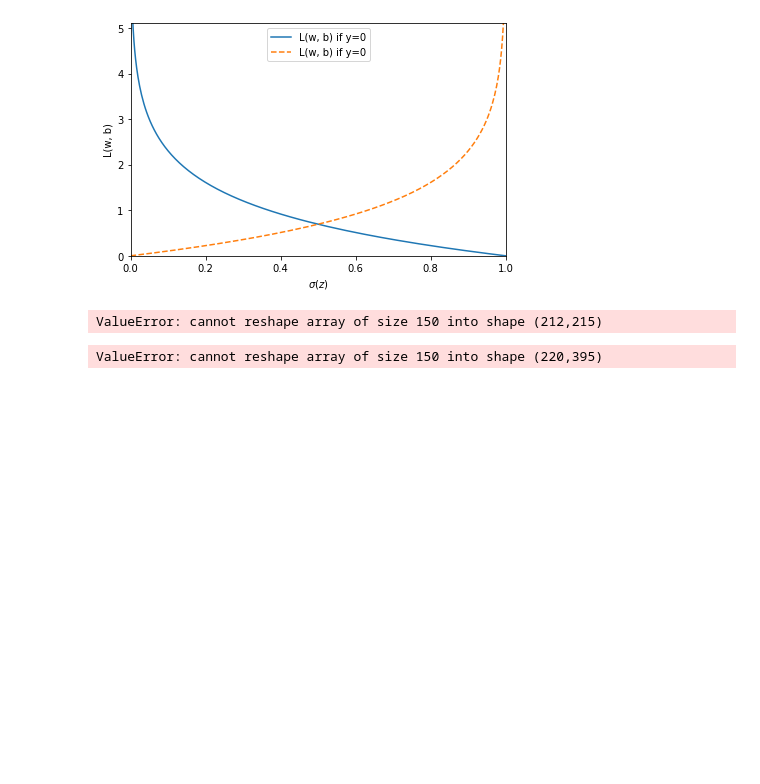
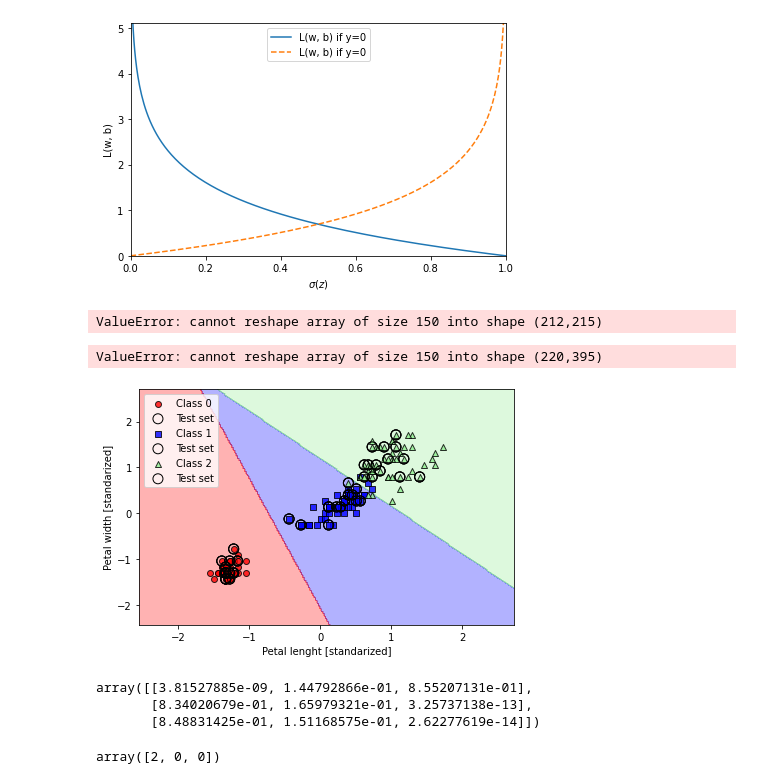
Before and after one commit to robb666/nn, a Jupyter notebook: Machine Learning With PyTorch and Scikit-Learn/Chapter 3.ipynb, the cells around one changed output. Saved outputs shown, nothing was run; the diff lists cells and outputs as text; code cells hidden in the pictures; blank space fills up the shorter version.

```diff
--- a/Machine Learning With PyTorch and Scikit-Learn/Chapter 3.ipynb
+++ b/Machine Learning With PyTorch and Scikit-Learn/Chapter 3.ipynb
@@ -299,3 +299,31 @@ lab = lrgd.predict(np.array([xx1.ravel(), xx2.ravel()]).T)
 lab = lab.reshape(xx1.shape)
 # %% [output]
 ValueError: cannot reshape array of size 150 into shape (220,395)
+# %%
+from sklearn.linear_model import LogisticRegression
+
+lr = LogisticRegression(C=100.0, solver='lbfgs',
+                        multi_class='ovr')
+lr.fit(X_train_std, y_train)
+plot_decision_regions(X_combined_std,
+                      y_combined,
+                      classifier=lr,
+                      test_idx=range(105, 150))
+plt.xlabel('Petal lenght [standarized]')
+plt.ylabel('Petal width [standarized]')
+plt.legend(loc='upper left')
+plt.tight_layout()
+
+plt.show()
+# %% [output]
+[figure, added]
+# %%
+lr.predict_proba(X_test_std[:3, :])
+# %% [output]
+array([[3.81527885e-09, 1.44792866e-01, 8.55207131e-01],
+       [8.34020679e-01, 1.65979321e-01, 3.25737138e-13],
+       [8.48831425e-01, 1.51168575e-01, 2.62277619e-14]])
+# %%
+lr.predict(X_test_std[:3, :])
+# %% [output]
+array([2, 0, 0])
```
Also changed, not shown: 1 other file.
